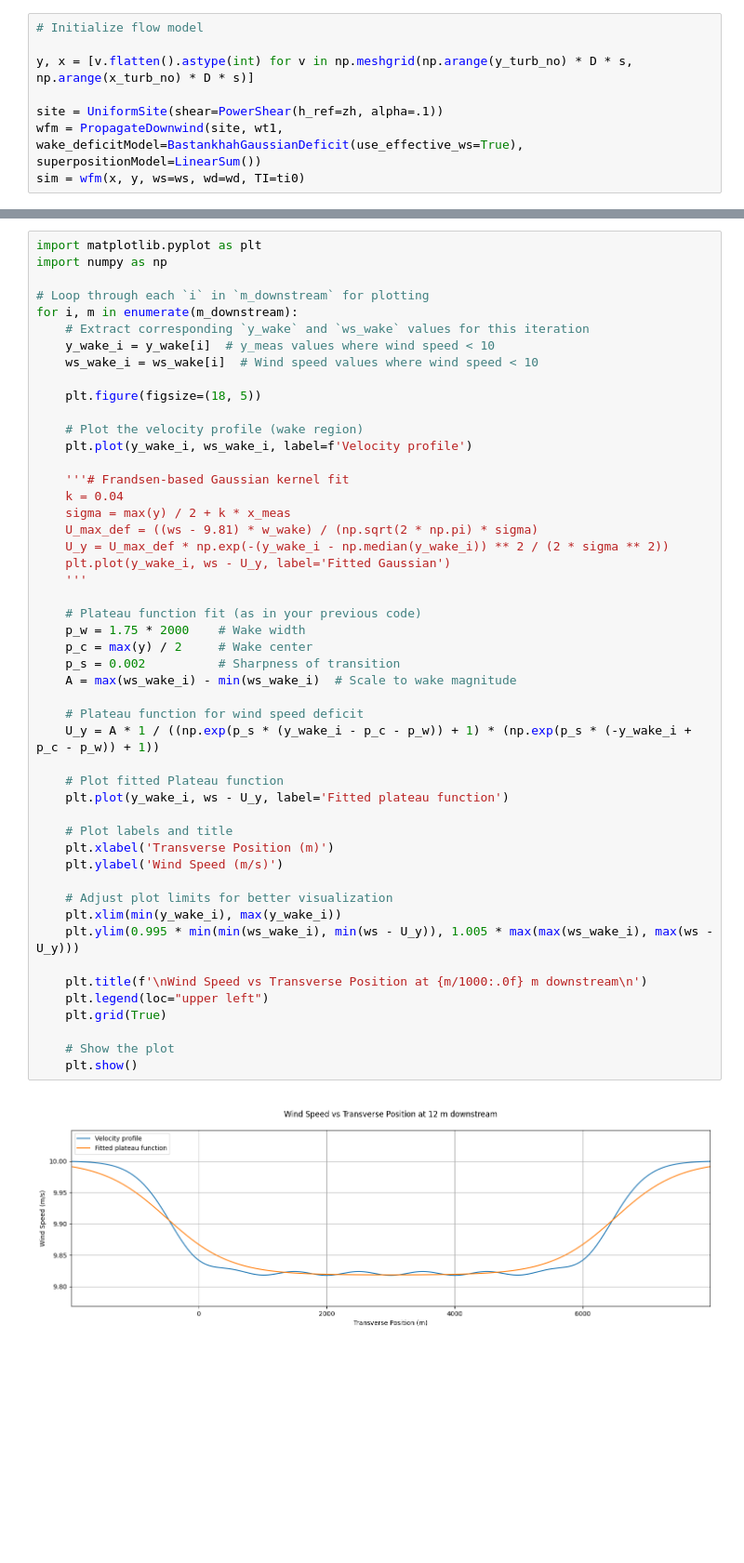
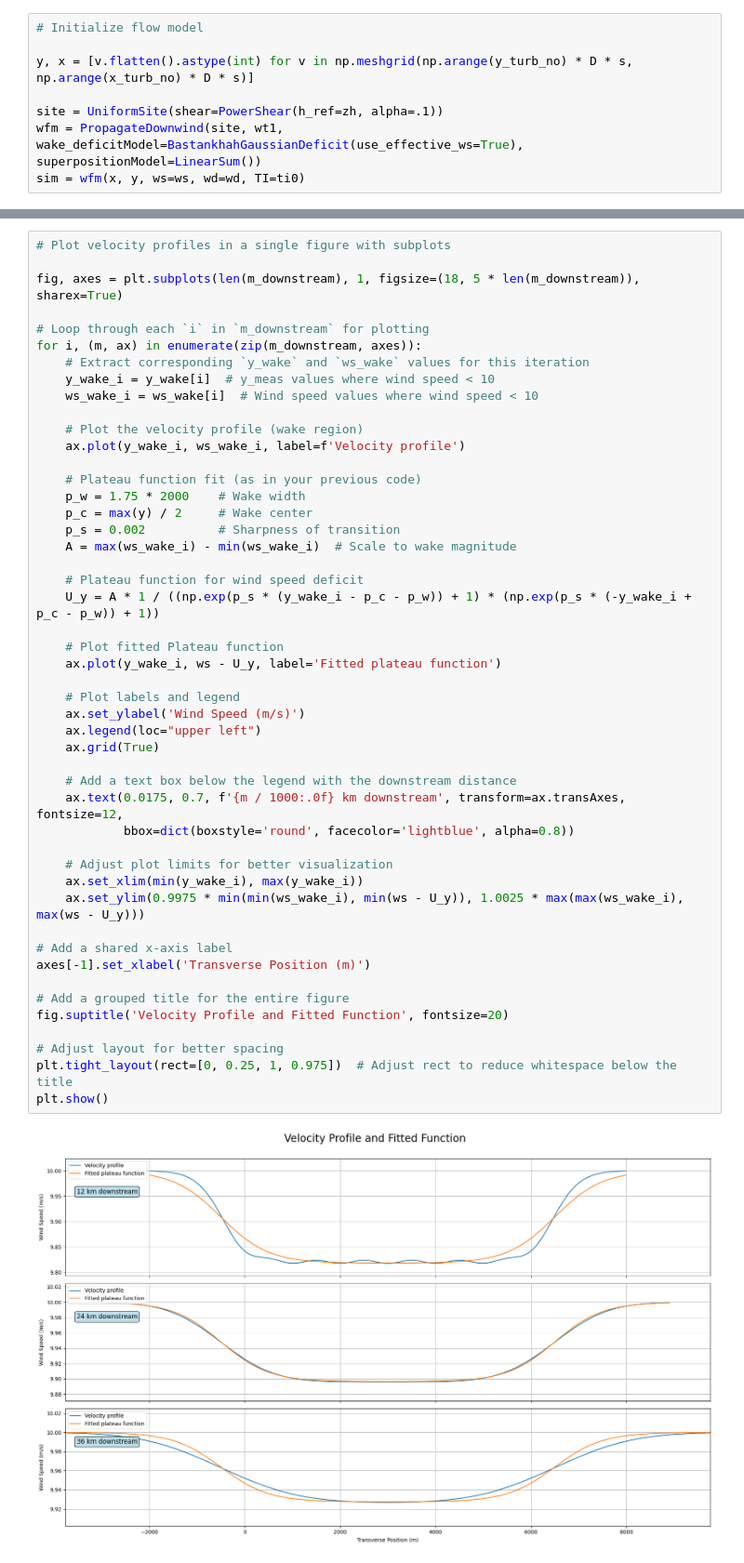
Before and after one commit to marcinsadowy/WTABL, a Jupyter notebook: fuckingforfra.ipynb, the cells around one changed output, grey strips where cells are left out. Shown at 93% size. Cells and saved outputs as stored; diff of their text form; blank space fills up the shorter version.

Commit message:
Forbedret hastighedsprofil plot

```diff
--- a/fuckingforfra.ipynb
+++ b/fuckingforfra.ipynb
@@ -134,53 +139,52 @@ plt.tight_layout()
 # %% [output]
 [figure]
 # %%
-import matplotlib.pyplot as plt
-import numpy as np
+# Plot velocity profiles in a single figure with subplots
+
+fig, axes = plt.subplots(len(m_downstream), 1, figsize=(18, 5 * len(m_downstream)), sharex=True)
 
 # Loop through each `i` in `m_downstream` for plotting
-for i, m in enumerate(m_downstream):
+for i, (m, ax) in enumerate(zip(m_downstream, axes)):
     # Extract corresponding `y_wake` and `ws_wake` values for this iteration
     y_wake_i = y_wake[i]  # y_meas values where wind speed < 10
     ws_wake_i = ws_wake[i]  # Wind speed values where wind speed < 10
 
-    plt.figure(figsize=(18, 5))
-
     # Plot the velocity profile (wake region)
-    plt.plot(y_wake_i, ws_wake_i, label=f'Velocity profile')
-
-    '''# Frandsen-based Gaussian kernel fit
-    k = 0.04
-    sigma = max(y) / 2 + k * x_meas
-    U_max_def = ((ws - 9.81) * w_wake) / (np.sqrt(2 * np.pi) * sigma)
-    U_y = U_max_def * np.exp(-(y_wake_i - np.median(y_wake_i)) ** 2 / (2 * sigma ** 2))
-    plt.plot(y_wake_i, ws - U_y, label='Fitted Gaussian')
-    '''
+    ax.plot(y_wake_i, ws_wake_i, label=f'Velocity profile')
 
     # Plateau function fit (as in your previous code)
     p_w = 1.75 * 2000    # Wake width
     p_c = max(y) / 2     # Wake center
     p_s = 0.002          # Sharpness of transition
     A = max(ws_wake_i) - min(ws_wake_i)  # Scale to wake magnitude
 
     # Plateau function for wind speed deficit
     U_y = A * 1 / ((np.exp(p_s * (y_wake_i - p_c - p_w)) + 1) * (np.exp(p_s * (-y_wake_i + p_c - p_w)) + 1))
 
     # Plot fitted Plateau function
-    plt.plot(y_wake_i, ws - U_y, label='Fitted plateau function')
+    ax.plot(y_wake_i, ws - U_y, label='Fitted plateau function')
 
-    # Plot labels and title
-    plt.xlabel('Transverse Position (m)')
-    plt.ylabel('Wind Speed (m/s)')
+    # Plot labels and legend
+    ax.set_ylabel('Wind Speed (m/s)')
+    ax.legend(loc="upper left")
+    ax.grid(True)
+
+    # Add a text box below the legend with the downstream distance
+    ax.text(0.0175, 0.7, f'{m / 1000:.0f} km downstream', transform=ax.transAxes, fontsize=12,
+            bbox=dict(boxstyle='round', facecolor='lightblue', alpha=0.8))
 
     # Adjust plot limits for better visualization
-    plt.xlim(min(y_wake_i), max(y_wake_i))
-    plt.ylim(0.995 * min(min(ws_wake_i), min(ws - U_y)), 1.005 * max(max(ws_wake_i), max(ws - U_y)))
+    ax.set_xlim(min(y_wake_i), max(y_wake_i))
+    ax.set_ylim(0.9975 * min(min(ws_wake_i), min(ws - U_y)), 1.0025 * max(max(ws_wake_i), max(ws - U_y)))
 
-    plt.title(f'\nWind Speed vs Transverse Position at {m/1000:.0f} m downstream\n')
-    plt.legend(loc="upper left")
-    plt.grid(True)
+# Add a shared x-axis label
+axes[-1].set_xlabel('Transverse Position (m)')
 
-    # Show the plot
-    plt.show()
+# Add a grouped title for the entire figure
+fig.suptitle('Velocity Profile and Fitted Function', fontsize=20)
+
+# Adjust layout for better spacing
+plt.tight_layout(rect=[0, 0.25, 1, 0.975])  # Adjust rect to reduce whitespace below the title
+plt.show()
 # %% [output]
-[figure, old version]
+[figure, new version]
```
Also changed, not shown: parts of 5 cells of this notebook.
